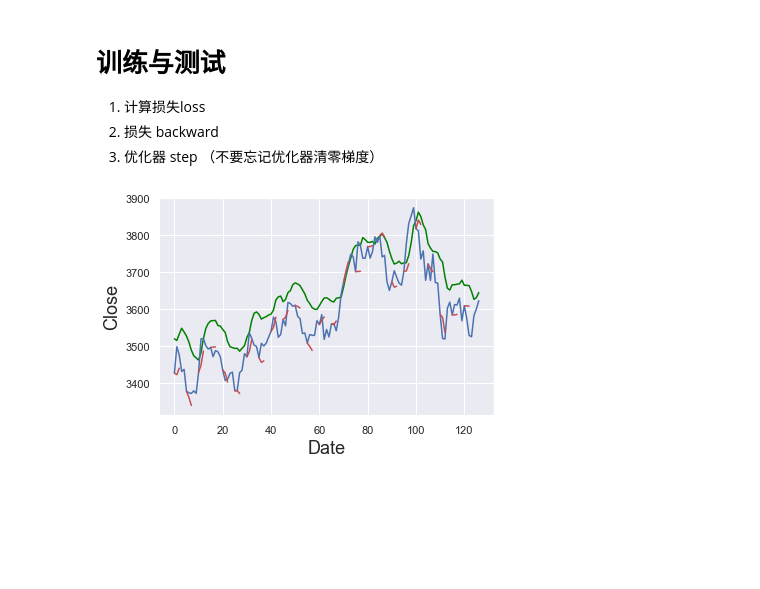
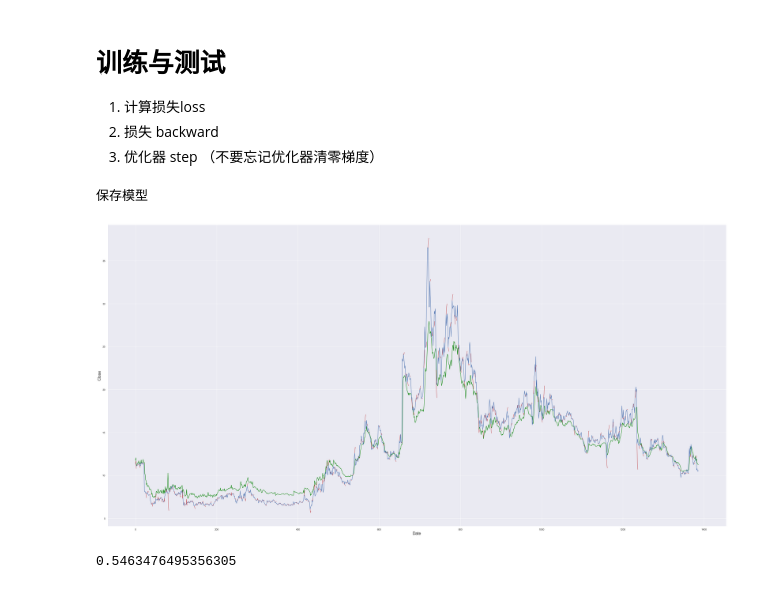
Before and after one commit to sjchasel/stock_prediction, a Jupyter notebook: 深度学习模型/lstm.ipynb, the cells around one changed output. Saved outputs shown, nothing was run; the diff lists cells and outputs as text; code cells hidden in the pictures; blank space fills up the shorter version.

```diff
--- a/深度学习模型/lstm.ipynb
+++ b/深度学习模型/lstm.ipynb
@@ -53,2 +35,0 @@ sh02
-# %%
-sh02.drop(['code','preclose','amount','adjustflag','turn','tradestatus','pctChg','isST'], axis=1, inplace=True)
@@ -64,7 +36,12 @@ sh02.head()
 # %%
 class GetData:
     def __init__(self):
-        self.data = sh02.set_index('date')
+        path = '../数据预处理/种植业除语法树.csv'
+        sh02 = pd.read_csv(path)
+        sh02.drop(labels=['Unnamed: 0','code'],axis=1,inplace=True)
+        sh02 = sh02.fillna(0)
+        sh02 = sh02.set_index('date')
+        self.data = sh02
 
     def getData(self):
         self.close_min = self.data['close'].min()
@@ -179,7 +156,7 @@ def train_model(epoch, train_dataLoader, test_dataLoader):
 def test_model(test_dataLoader_):
     pred = []
     label = []
-    model_ = Model(5)
+    model_ = Model(fea)
     model_.load_state_dict(torch.load("lstm_.pth"))
     model_.eval()
     total_test_loss = 0
@@ -198,7 +175,7 @@ def test_model(test_dataLoader_):
     return pred, label, test_loss
 # %%
 def plot_img(data, pred):
-    # plt.figure(figsize=(18, 9))
+    plt.figure(figsize=(50, 25))
     plt.plot(range(len(pred)), pred, color='green')
     # plt.plot(range(len(data)), data)
     plt.plot(range(len(data)), data, color='b')
@@ -213,35 +190,41 @@ if __name__ == '__main__':
     # 参数
     days_num = 5
     epoch = 20
-    fea = 5
+    fea = 45
     batch_size = 20
     early_stop = 5
 
     # 初始化模型
     model = Model(fea)
 
     # 数据处理部分
     GD = GetData()
     x_train, x_test, y_train, y_test = GD.process_data(days_num)
     # print(x_train)
     x_train = torch.tensor(x_train).float()
     x_test = torch.tensor(x_test).float()
     y_train = torch.tensor(y_train).float()
     y_test = torch.tensor(y_test).float()
     train_data = TensorDataset(x_train, y_train)
     train_dataLoader = DataLoader(train_data, batch_size=batch_size)
     test_data = TensorDataset(x_test, y_test)
     test_dataLoader = DataLoader(test_data, batch_size=batch_size)
 
     # 损失函数和优化器
     loss_func = nn.MSELoss()
     optimizer = optim.Adam(model.parameters(), lr=0.001)
     train_model(epoch, train_dataLoader, test_dataLoader)
     p, y, test_loss = test_model(test_dataLoader)
 
     # 画图
     pred = [ele * (GD.close_max - GD.close_min) + GD.close_min for ele in p]
     data = [ele * (GD.close_max - GD.close_min) + GD.close_min for ele in y]
     plot_img(data, pred)
 # %% [output]
+保存模型
-[figure, old version]
+[figure, new version]
+# %%
+from get_rr import goodness_of_fit
+goodness_of_fit(pred, data)
+# %% [output]
+0.5463476495356305
```
Also changed, not shown: parts of 3 cells of this notebook, 6 other files.
